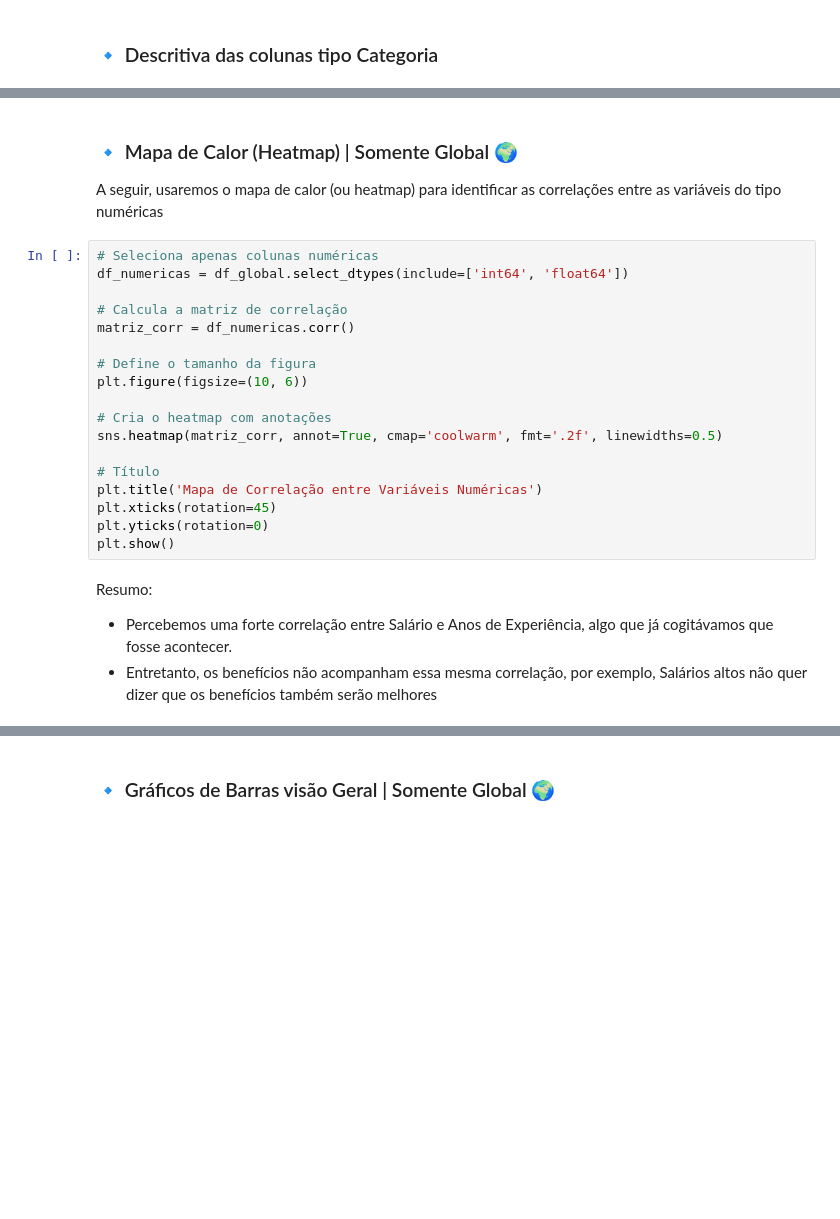
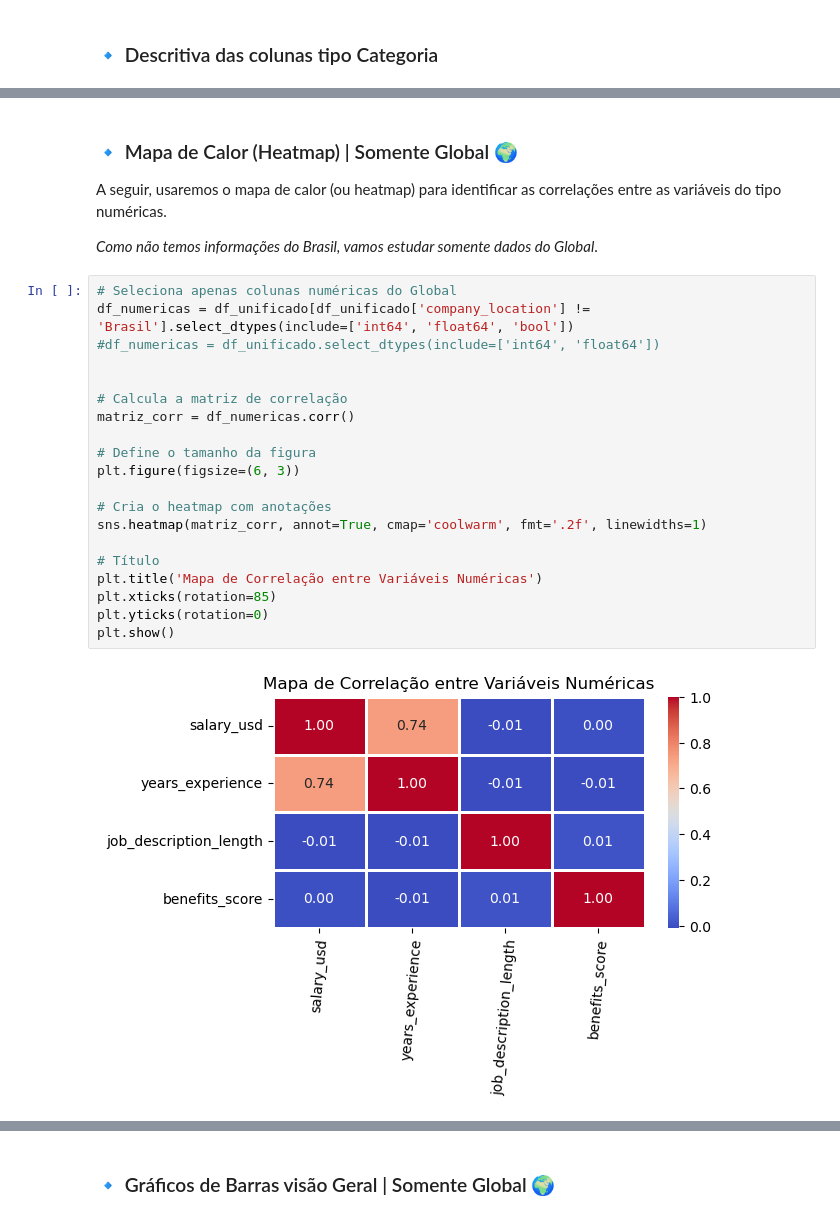
Before and after one commit to Cavalheiro93/mvp-data-analyst-global-ai-market, a Jupyter notebook: Projeto_MVP.ipynb, the cells around one changed output, grey strips where cells are left out. Cells and saved outputs as stored; diff of their text form; blank space fills up the shorter version.

```diff
--- a/Projeto_MVP.ipynb
+++ b/Projeto_MVP.ipynb
@@ -303,25 +412,27 @@ Abaixo irei mencionar quando os dados são somente de um dataset ou juntos
 # %% [markdown]
 ### 🔹 Mapa de Calor (Heatmap) | Somente Global 🌍
-A seguir, usaremos o mapa de calor (ou heatmap) para identificar as correlações entre as variáveis do tipo numéricas
+A seguir, usaremos o mapa de calor (ou heatmap) para identificar as correlações entre as variáveis do tipo numéricas.
+
+*Como não temos informações do Brasil, vamos estudar somente dados do Global*.
 # %%
-# Seleciona apenas colunas numéricas
-df_numericas = df_global.select_dtypes(include=['int64', 'float64'])
+# Seleciona apenas colunas numéricas do Global
+df_numericas = df_unificado[df_unificado['company_location'] != 'Brasil'].select_dtypes(include=['int64', 'float64', 'bool'])
+#df_numericas = df_unificado.select_dtypes(include=['int64', 'float64'])
+
 
 # Calcula a matriz de correlação
 matriz_corr = df_numericas.corr()
 
 # Define o tamanho da figura
-plt.figure(figsize=(10, 6))
+plt.figure(figsize=(6, 3))
 
 # Cria o heatmap com anotações
-sns.heatmap(matriz_corr, annot=True, cmap='coolwarm', fmt='.2f', linewidths=0.5)
+sns.heatmap(matriz_corr, annot=True, cmap='coolwarm', fmt='.2f', linewidths=1)
 
 # Título
 plt.title('Mapa de Correlação entre Variáveis Numéricas')
-plt.xticks(rotation=45)
+plt.xticks(rotation=85)
 plt.yticks(rotation=0)
 plt.show()
+# %% [output]
+[figure, added]
-# %% [markdown]
-Resumo:
-- Percebemos uma forte correlação entre Salário e Anos de Experiência, algo que já cogitávamos que fosse acontecer.
-- Entretanto, os benefícios não acompanham essa mesma correlação, por exemplo, Salários altos não quer dizer que os benefícios também serão melhores
```
Also changed, not shown: parts of 93 cells of this notebook.
